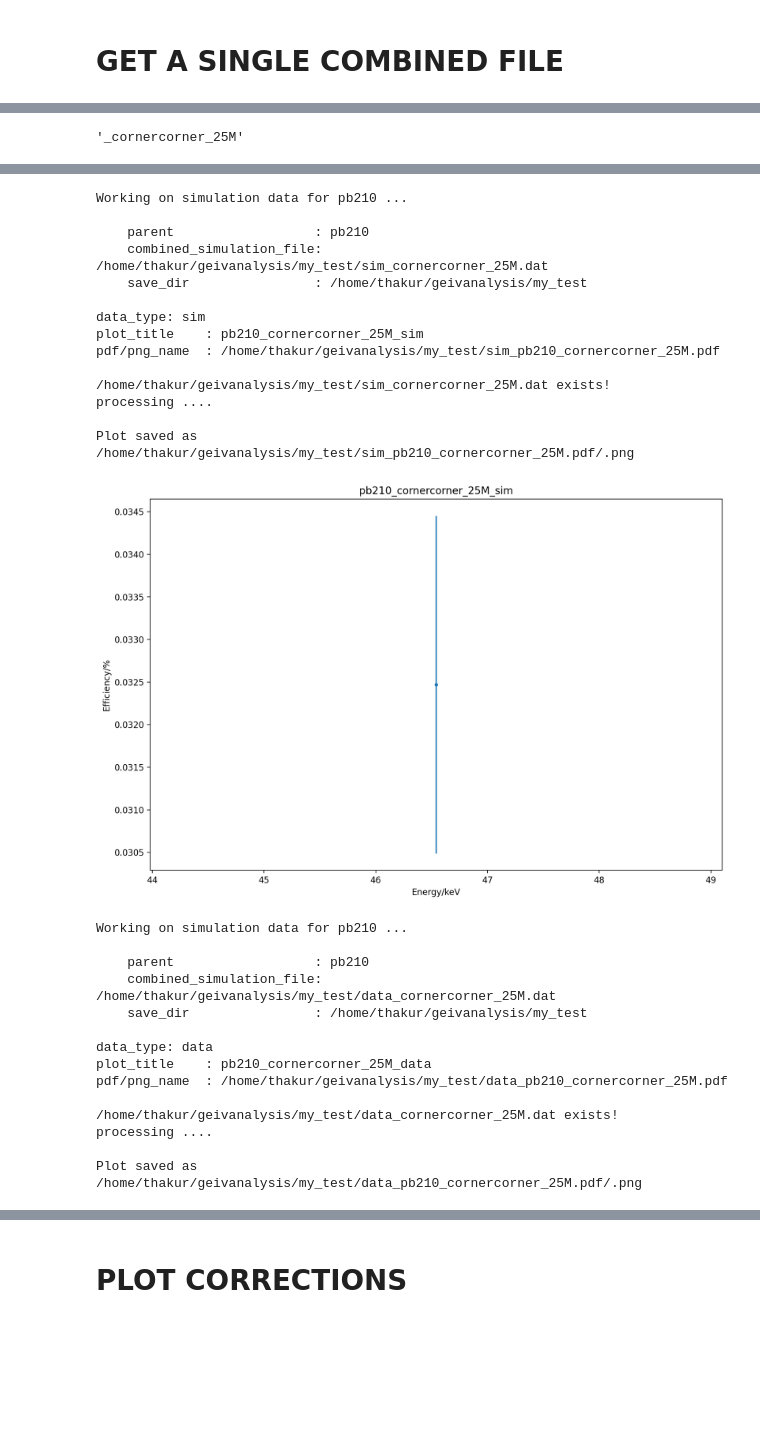
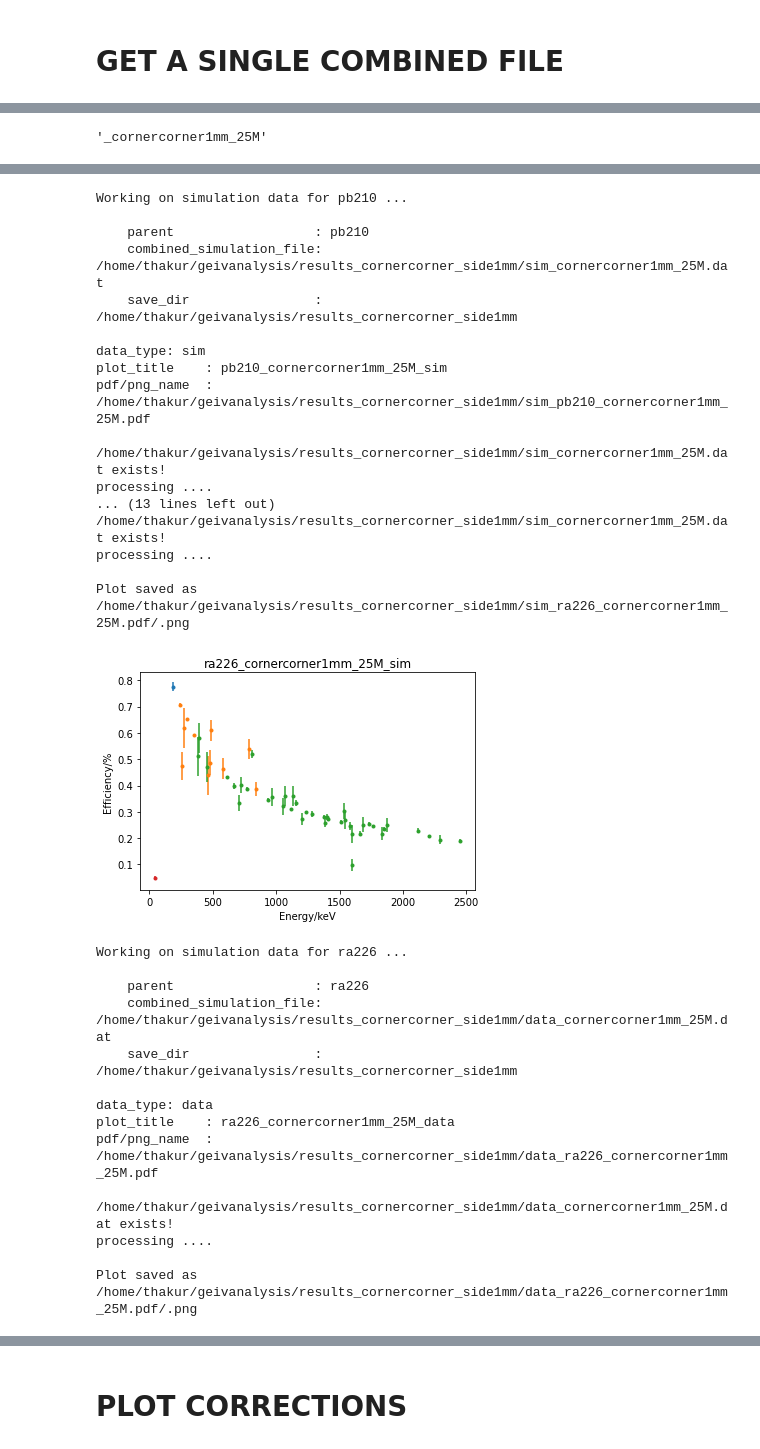
Before and after one commit to bhattathakur/geivanalysis, a Jupyter notebook: auto_macro/analysisinsinglefile.ipynb, the cells around one changed output, grey strips where cells are left out. Cells and saved outputs as stored; diff of their text form; code cells hidden in the pictures; blank space fills up the shorter version.

Commit message:
fit analysis results for cornercorner1mm is saved inside results..side1mm dir'

```diff
--- a/auto_macro/analysisinsinglefile.ipynb
+++ b/auto_macro/analysisinsinglefile.ipynb
@@ -34,19 +48,27 @@ pyplot.rcParams["figure.dpi"]=200
 # %%
 #directory where fitted data and simulated data files, corresponding gdfs are stored
 total_simulation='25M'
+side_dead_layer='1mm'              #note this is also used in the saving or naming
 number_of_sim_files=25
+position='cornercorner'
 
 isotopes=['am241','pb210','ra226'] #isotopes in simulation
 
 root_path=f'/home/thakur/geivanalysis'
-source_dir=f'geiv_cornercorner1122'
-nugdf_path='/home/thakur/mylab/ryanfiles/nugdf'
 
-data_suffix=f'_cornercorner_{total_simulation}'
+source_dir=f'cornercorner1122_side1'      #where fit gdfs are stored
+nugdf_path='/home/thakur/mylab/ryanfiles/nugdf'  #always remains same
+
+data_fit_gdf='/home/thakur/geivanalysis/cornercorner_data_fit_gdfs' #data from geiv and corresponding gdfs are here...heading of data is requried to find the time fino
+
+
+data_suffix=f'_{position}{side_dead_layer}_{total_simulation}'
 
 
 
-dest_dir=f'my_test'  #Where to save the results
+dest_dir=f'results_{position}_side{side_dead_layer}'  #Where to save the results
 
 
 dest_path=f'{root_path}/{dest_dir}'
+
+print(f'destination_dir: {dest_dir}')
@@ -555,8 +559,8 @@ def get_correction_data(parent,combined_data_file,combined_sim_file):
 
 for isotope in isotopes:
     parent=isotope
-    data_file=os.path.join(source_path,f'{isotope}.dat')
-    gdf_file=os.path.join(source_path,f'{isotope}.gdf')
+    data_file=os.path.join(data_fit_gdf,f'{isotope}.dat')
+    gdf_file=os.path.join(data_fit_gdf,f'{isotope}.gdf')
     gdf_file0=os.path.join(nugdf_path,f'{isotope}.gdf')
 
     print(f'''
@@ -621,7 +625,7 @@ for isotope in isotopes:
     parent=isotope
     data_file=os.path.join(source_path,f'{isotope}sim.dat')
     gdf_file=os.path.join(source_path,f'{isotope}sim.gdf')
-    mac_file=os.path.join(source_path,f'{isotope}{data_suffix}.mac')
+    mac_file=os.path.join(source_path,f'{isotope}{mac_suffix}')
     gdf_file0=os.path.join(nugdf_path,f'{isotope}.gdf')
 
     print(f'''
@@ -744,7 +748,7 @@ renamed 'correction.dat' -> '/home/thakur/geivanalysis/my_test/correction_corner
 # %%
 data_suffix
 # %% [output]
-'_cornercorner_25M'
+'_cornercorner1mm_25M'
 # %%
 
 
@@ -849,8 +853,12 @@ def get_data_sim_plot(parent,combined_file,dest_path=dest_path):
 # %%
 for iso in isotopes:
     #if iso!='am241':continue
-    get_data_sim_plot(iso,combined_sim_file)
-    get_data_sim_plot(iso,combined_data_file)
+    try:
+        get_data_sim_plot(iso,combined_sim_file)
+        get_data_sim_plot(iso,combined_data_file)
+    except:
+        print(f'Error occured with :{iso}')
+        continue
 # %% [output]
 Working on simulation data for am241 ...
 
@@ -885,29 +893,32 @@ Plot saved as /home/thakur/geivanalysis/my_test/data_am241_cornercorner_25M.pdf/
 Working on simulation data for pb210 ...
 
     parent                  : pb210
-    combined_simulation_file: /home/thakur/geivanalysis/my_test/sim_cornercorner_25M.dat
-    save_dir                : /home/thakur/geivanalysis/my_test
+    combined_simulation_file: /home/thakur/geivanalysis/results_cornercorner_side1mm/sim_cornercorner1mm_25M.dat
+    save_dir                : /home/thakur/geivanalysis/results_cornercorner_side1mm
 
 data_type: sim
-plot_title    : pb210_cornercorner_25M_sim
-pdf/png_name  : /home/thakur/geivanalysis/my_test/sim_pb210_cornercorner_25M.pdf
+plot_title    : pb210_cornercorner1mm_25M_sim
+pdf/png_name  : /home/thakur/geivanalysis/results_cornercorner_side1mm/sim_pb210_cornercorner1mm_25M.pdf
 
-/home/thakur/geivanalysis/my_test/sim_cornercorner_25M.dat exists!
+/home/thakur/geivanalysis/results_cornercorner_side1mm/sim_cornercorner1mm_25M.dat exists!
+processing ....
+... (13 lines left out)
+/home/thakur/geivanalysis/results_cornercorner_side1mm/sim_cornercorner1mm_25M.dat exists!
 processing ....
 
-Plot saved as /home/thakur/geivanalysis/my_test/sim_pb210_cornercorner_25M.pdf/.png
+Plot saved as /home/thakur/geivanalysis/results_cornercorner_side1mm/sim_ra226_cornercorner1mm_25M.pdf/.png
-[figure, old version]
+[figure, new version]
-Working on simulation data for pb210 ...
+Working on simulation data for ra226 ...
 
-    parent                  : pb210
-    combined_simulation_file: /home/thakur/geivanalysis/my_test/data_cornercorner_25M.dat
-    save_dir                : /home/thakur/geivanalysis/my_test
+    parent                  : ra226
+    combined_simulation_file: /home/thakur/geivanalysis/results_cornercorner_side1mm/data_cornercorner1mm_25M.dat
+    save_dir                : /home/thakur/geivanalysis/results_cornercorner_side1mm
 
 data_type: data
-plot_title    : pb210_cornercorner_25M_data
-pdf/png_name  : /home/thakur/geivanalysis/my_test/data_pb210_cornercorner_25M.pdf
+plot_title    : ra226_cornercorner1mm_25M_data
+pdf/png_name  : /home/thakur/geivanalysis/results_cornercorner_side1mm/data_ra226_cornercorner1mm_25M.pdf
 
-/home/thakur/geivanalysis/my_test/data_cornercorner_25M.dat exists!
+/home/thakur/geivanalysis/results_cornercorner_side1mm/data_cornercorner1mm_25M.dat exists!
 processing ....
 
-Plot saved as /home/thakur/geivanalysis/my_test/data_pb210_cornercorner_25M.pdf/.png
+Plot saved as /home/thakur/geivanalysis/results_cornercorner_side1mm/data_ra226_cornercorner1mm_25M.pdf/.png
```
Also changed, not shown: parts of 33 cells of this notebook, 25 other files.
